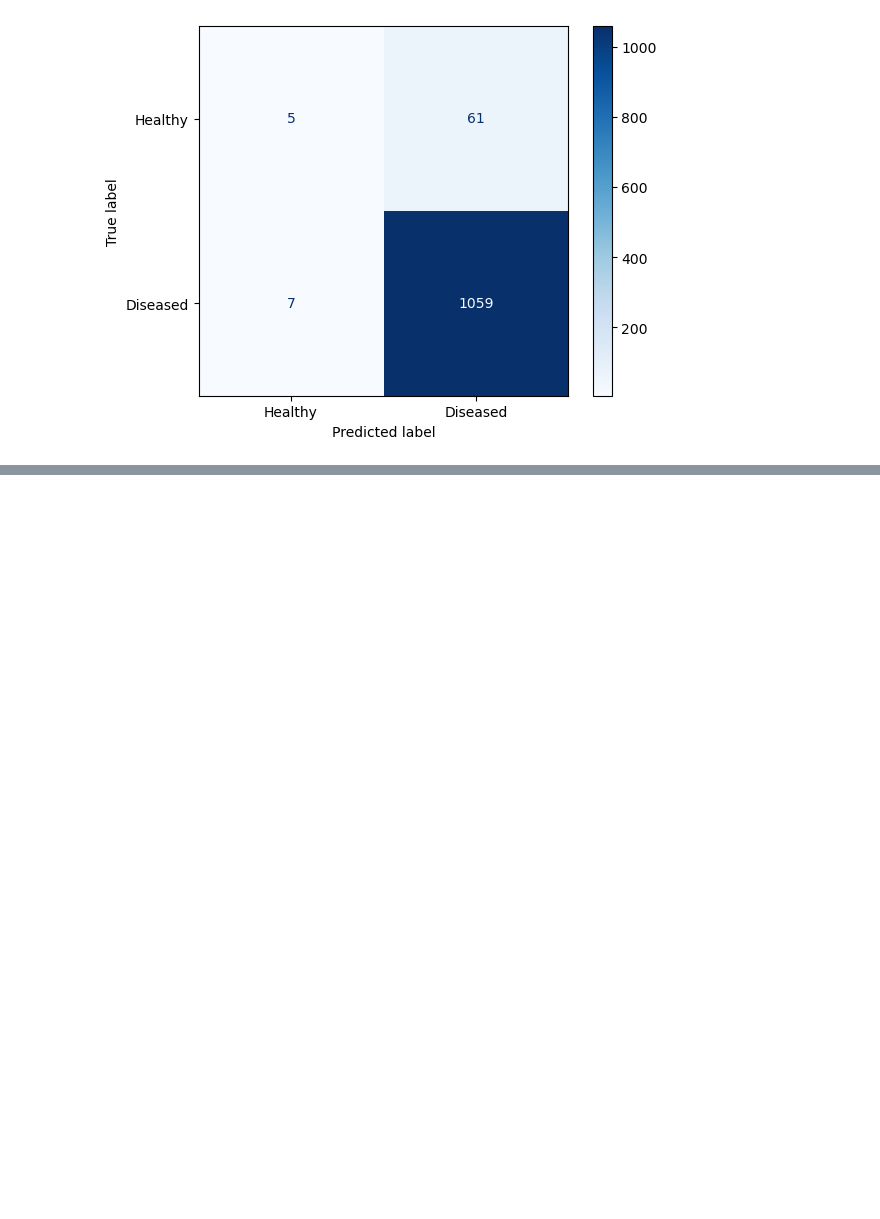
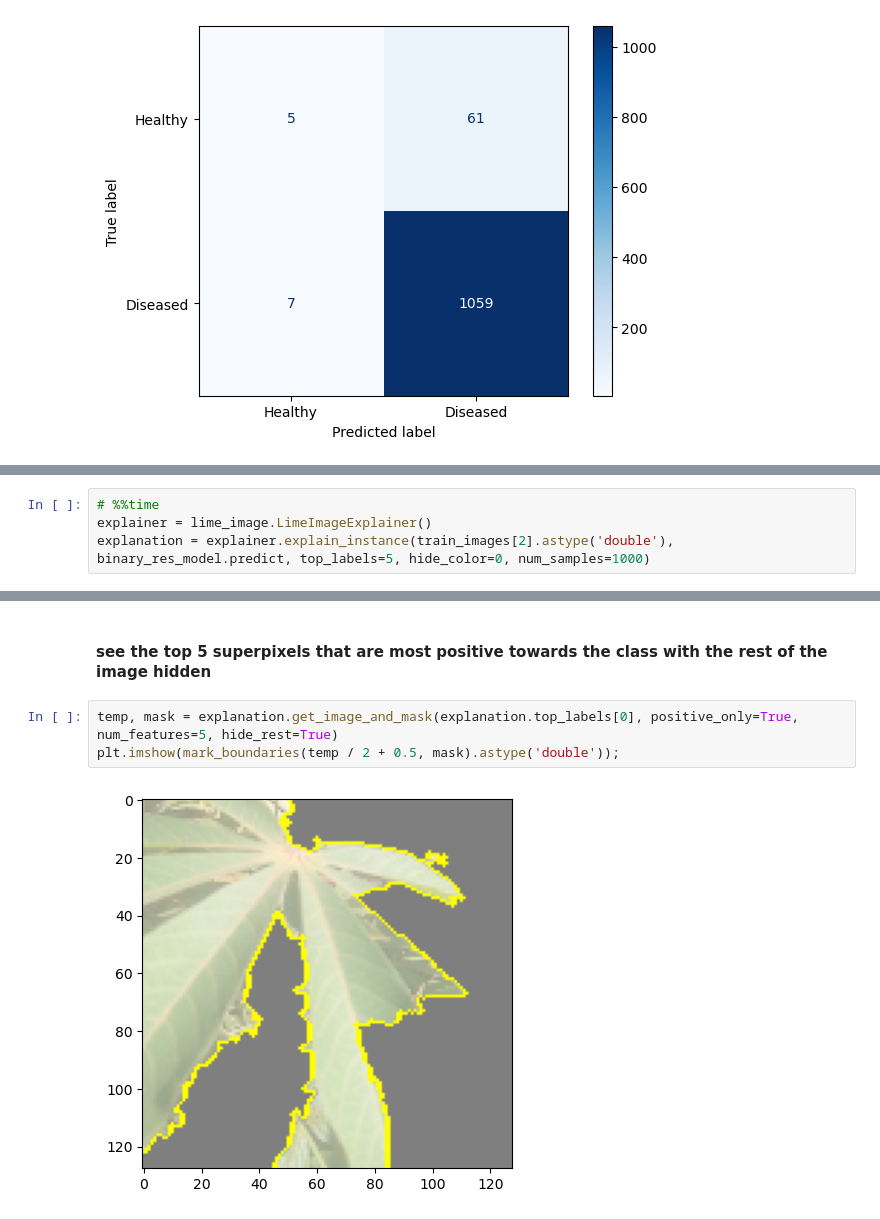
Before and after one commit to lalynjay/cassava_classification, a Jupyter notebook: final_notebook.ipynb, the cells around one changed output, grey strips where cells are left out. Drawn from its saved outputs; the diff is of its cells as text; blank space fills up the shorter version.

```diff
--- a/final_notebook.ipynb
+++ b/final_notebook.ipynb
@@ -1015,0 +995,4 @@ disp.plot(cmap=plt.cm.Blues);
+# %%
+# %%time
+explainer = lime_image.LimeImageExplainer()
+explanation = explainer.explain_instance(train_images[2].astype('double'), binary_res_model.predict, top_labels=5, hide_color=0, num_samples=1000)
@@ -1015,0 +1024,7 @@ disp.plot(cmap=plt.cm.Blues);
+# %% [markdown]
+#### see the top 5 superpixels that are most positive towards the class with the rest of the image hidden
+# %%
+temp, mask = explanation.get_image_and_mask(explanation.top_labels[0], positive_only=True, num_features=5, hide_rest=True)
+plt.imshow(mark_boundaries(temp / 2 + 0.5, mask).astype('double'));
+# %% [output]
+[figure, added]
```
Also changed, not shown: parts of 36 cells of this notebook, 6 other files.
